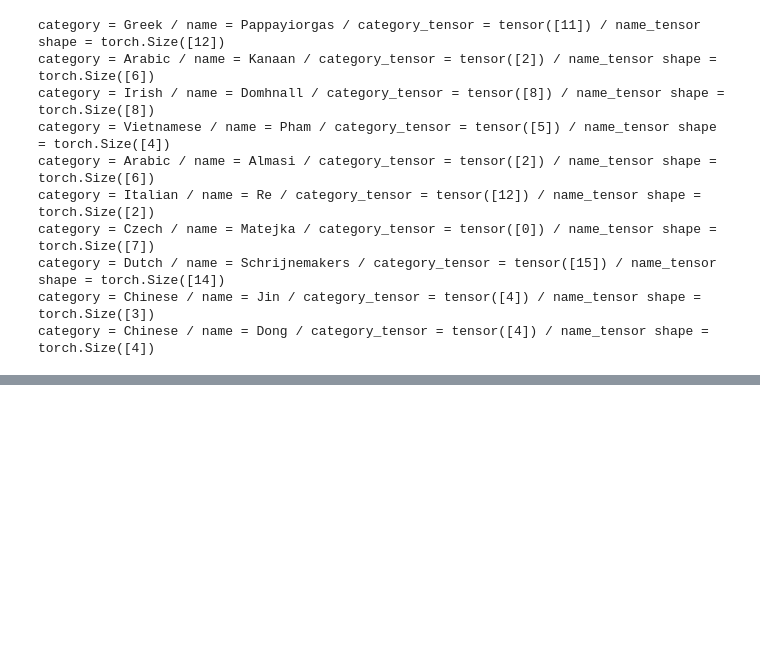
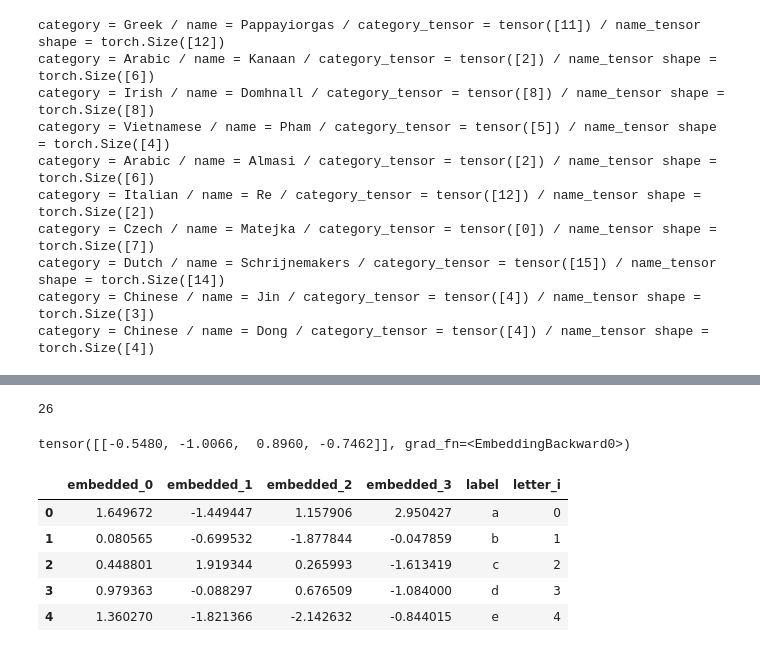
Before and after one commit to dungruoc/DeepLearning-Pytorch, a Jupyter notebook: nlp/01-char_rnn_classification_tutorial.ipynb, the cells around one changed output, grey strips where cells are left out. Drawn from its saved outputs; the diff is of its cells as text; code cells hidden in the pictures; blank space fills up the shorter version.

```diff
--- a/nlp/01-char_rnn_classification_tutorial.ipynb
+++ b/nlp/01-char_rnn_classification_tutorial.ipynb
@@ -432,0 +433,34 @@ predict('Minh Dung')
+# %%
+letter2index['A']
+# %% [output]
+26
+# %%
+rnn_clf.embedding(torch.tensor([26]))
+# %% [output]
+tensor([[-0.5480, -1.0066,  0.8960, -0.7462]], grad_fn=<EmbeddingBackward0>)
+# %%
+import pandas as pd
+import numpy as np
+from sklearn.manifold import TSNE
+
+embedding_space = []
+for letter in all_letters:
+    with torch.no_grad():
+        embedded = rnn_clf.embedding(torch.tensor([letter2index[letter]]))
+
+    embedded = embedded.flatten().numpy()
+    sample = {f"embedded_{i}": encoded for i, encoded in enumerate(embedded)}
+    sample['label'] = letter
+    sample['letter_i'] = letter2index[letter]
+    embedding_space.append(sample)
+
+embedding_space = pd.DataFrame(embedding_space)
+
+embedding_space.head()
+# %% [output]
+|  | embedded_0 | embedded_1 | embedded_2 | embedded_3 | label | letter_i |
+| 0 | 1.649672 | -1.449447 | 1.157906 | 2.950427 | a | 0 |
+| 1 | 0.080565 | -0.699532 | -1.877844 | -0.047859 | b | 1 |
+| 2 | 0.448801 | 1.919344 | 0.265993 | -1.613419 | c | 2 |
+| 3 | 0.979363 | -0.088297 | 0.676509 | -1.084000 | d | 3 |
+| 4 | 1.360270 | -1.821366 | -2.142632 | -0.844015 | e | 4 |
```
Also changed, not shown: parts of 7 cells of this notebook.
